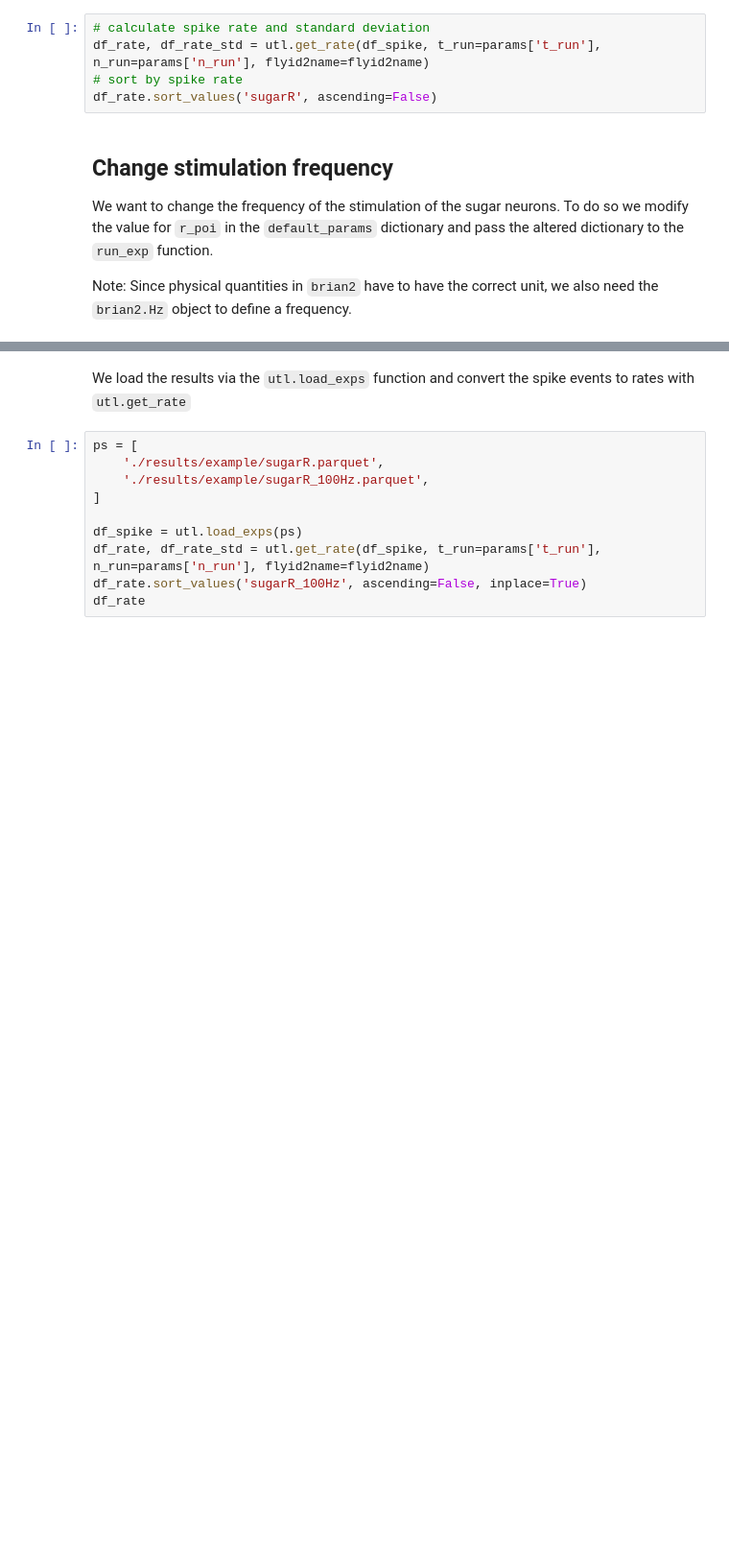
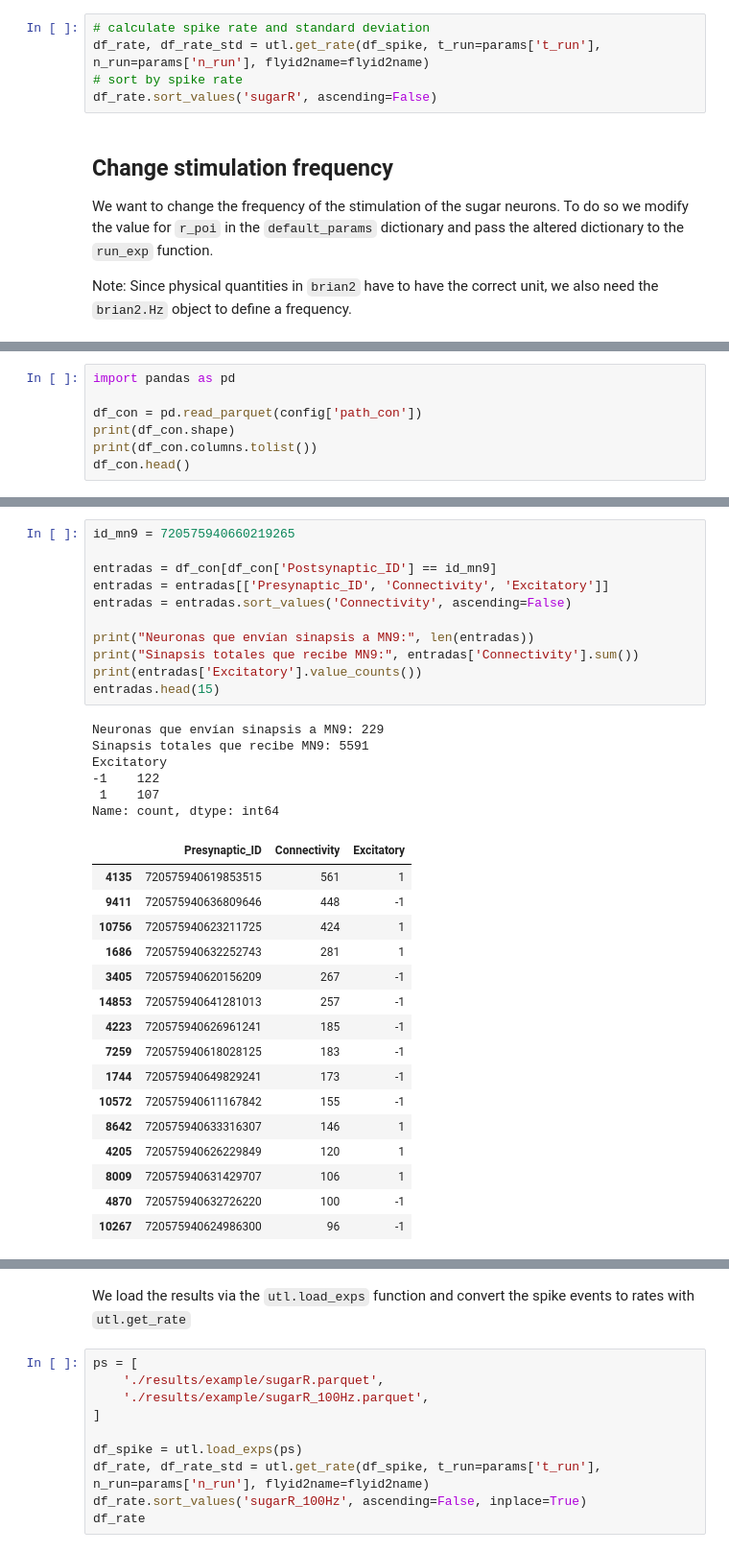
Before and after one commit to lxmfran/bugs_in_the_fly, a Jupyter notebook: shiu_simulator.ipynb, the cells around one changed output, grey strips where cells are left out. Shown at 96% size. Drawn from its saved outputs; the diff is of its cells as text; blank space fills up the shorter version.

```diff
--- a/shiu_simulator.ipynb
+++ b/shiu_simulator.ipynb
@@ -131,0 +177,7 @@ run_exp(exp_name='sugarR_100Hz', neu_exc=neu_sugar, params=params, **config)
+# %%
+import pandas as pd
+
+df_con = pd.read_parquet(config['path_con'])
+print(df_con.shape)
+print(df_con.columns.tolist())
+df_con.head()
@@ -131,0 +193,34 @@ run_exp(exp_name='sugarR_100Hz', neu_exc=neu_sugar, params=params, **config)
+# %%
+id_mn9 = 720575940660219265
+
+entradas = df_con[df_con['Postsynaptic_ID'] == id_mn9]
+entradas = entradas[['Presynaptic_ID', 'Connectivity', 'Excitatory']]
+entradas = entradas.sort_values('Connectivity', ascending=False)
+
+print("Neuronas que envían sinapsis a MN9:", len(entradas))
+print("Sinapsis totales que recibe MN9:", entradas['Connectivity'].sum())
+print(entradas['Excitatory'].value_counts())
+entradas.head(15)
+# %% [output]
+Neuronas que envían sinapsis a MN9: 229
+Sinapsis totales que recibe MN9: 5591
+Excitatory
+-1    122
+ 1    107
+Name: count, dtype: int64
+|  | Presynaptic_ID | Connectivity | Excitatory |
+| 4135 | 720575940619853515 | 561 | 1 |
+| 9411 | 720575940636809646 | 448 | -1 |
+| 10756 | 720575940623211725 | 424 | 1 |
+| 1686 | 720575940632252743 | 281 | 1 |
+| 3405 | 720575940620156209 | 267 | -1 |
+| 14853 | 720575940641281013 | 257 | -1 |
+| 4223 | 720575940626961241 | 185 | -1 |
+| 7259 | 720575940618028125 | 183 | -1 |
+| 1744 | 720575940649829241 | 173 | -1 |
+| 10572 | 720575940611167842 | 155 | -1 |
+| 8642 | 720575940633316307 | 146 | 1 |
+| 4205 | 720575940626229849 | 120 | 1 |
+| 8009 | 720575940631429707 | 106 | 1 |
+| 4870 | 720575940632726220 | 100 | -1 |
+| 10267 | 720575940624986300 | 96 | -1 |
```
Also changed, not shown: parts of 10 cells of this notebook.
